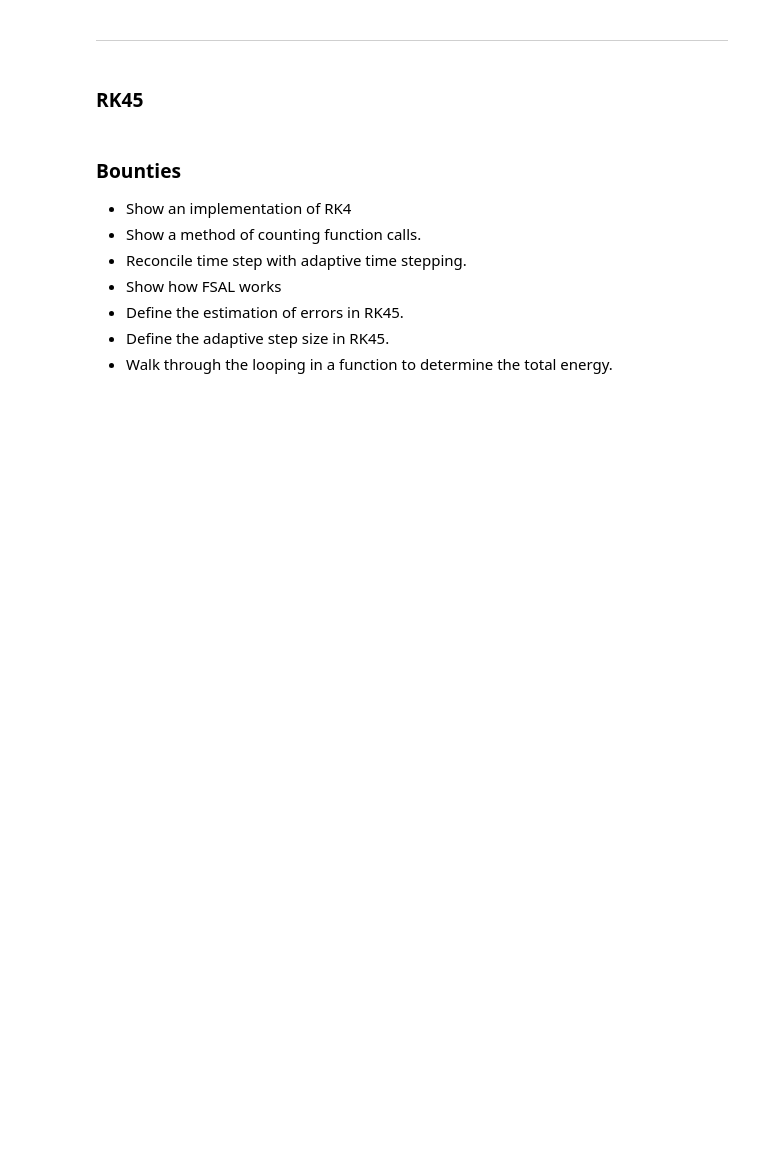
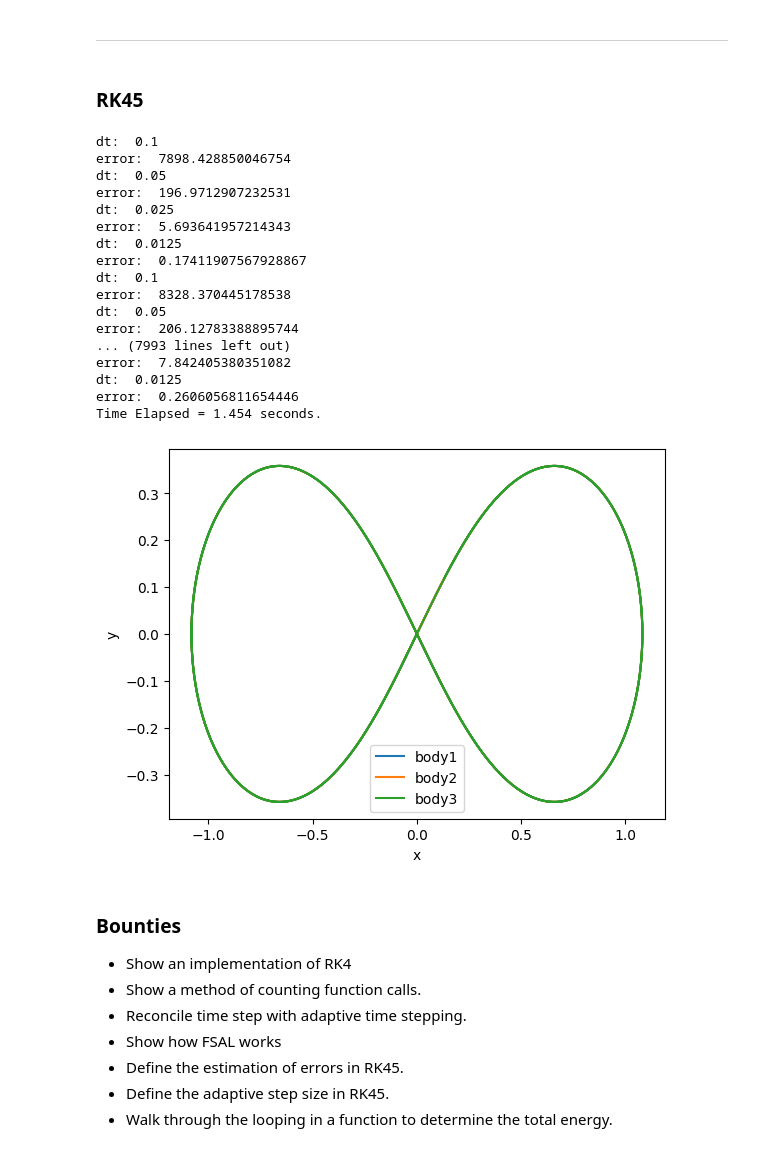
Before and after one commit to cake-dev/SimClass, a Jupyter notebook: ode/ode_limitations.ipynb, the cells around one changed output. Cells and saved outputs as stored; diff of their text form; code cells hidden in the pictures; blank space fills up the shorter version.

```diff
--- a/ode/ode_limitations.ipynb
+++ b/ode/ode_limitations.ipynb
@@ -841,23 +859,42 @@ plot_function_calls(results)
 # %%
 y0 = montgomery
 p  = p3
-dt = .01
-t_span = [0,10]
+dt = .1
+t_span = [0,100]
 d=2
 
 start_t = time.time()
 t_s,y = solve_ode(n_body,t_span, y0, RK45, args=(p,),atol=1e-10,rtol=1e-14,first_step=dt)
 end_t = time.time()
 print("Time Elapsed = %4.3f seconds."%(end_t-start_t))
-# plot_3body(y)
-anim = show_anim(t_s,y)
-HTML(anim.to_html5_video())
+plot_3body(y)
+# anim = show_anim(t_s,y)
+# HTML(anim.to_html5_video())
 # plt.style.use("seaborn-v0_8")
 # plt.axis("on")
 # E = total_energy(y,p)
 # #plt.plot(E,'r')
 # small = 1e-7
 # plt.ylim(E.min()*(1-small),E.max()*(1+small))
+# %% [output]
+dt:  0.1
+error:  7898.428850046754
+dt:  0.05
+error:  196.9712907232531
+dt:  0.025
+error:  5.693641957214343
+dt:  0.0125
+error:  0.17411907567928867
+dt:  0.1
+error:  8328.370445178538
+dt:  0.05
+error:  206.12783388895744
+... (7993 lines left out)
+error:  7.842405380351082
+dt:  0.0125
+error:  0.2606056811654446
+Time Elapsed = 1.454 seconds.
+[figure, added]
 # %%
 y0 = lagrange
 p  = p3
```
Also changed, not shown: parts of 6 cells of this notebook, 2 other files.
